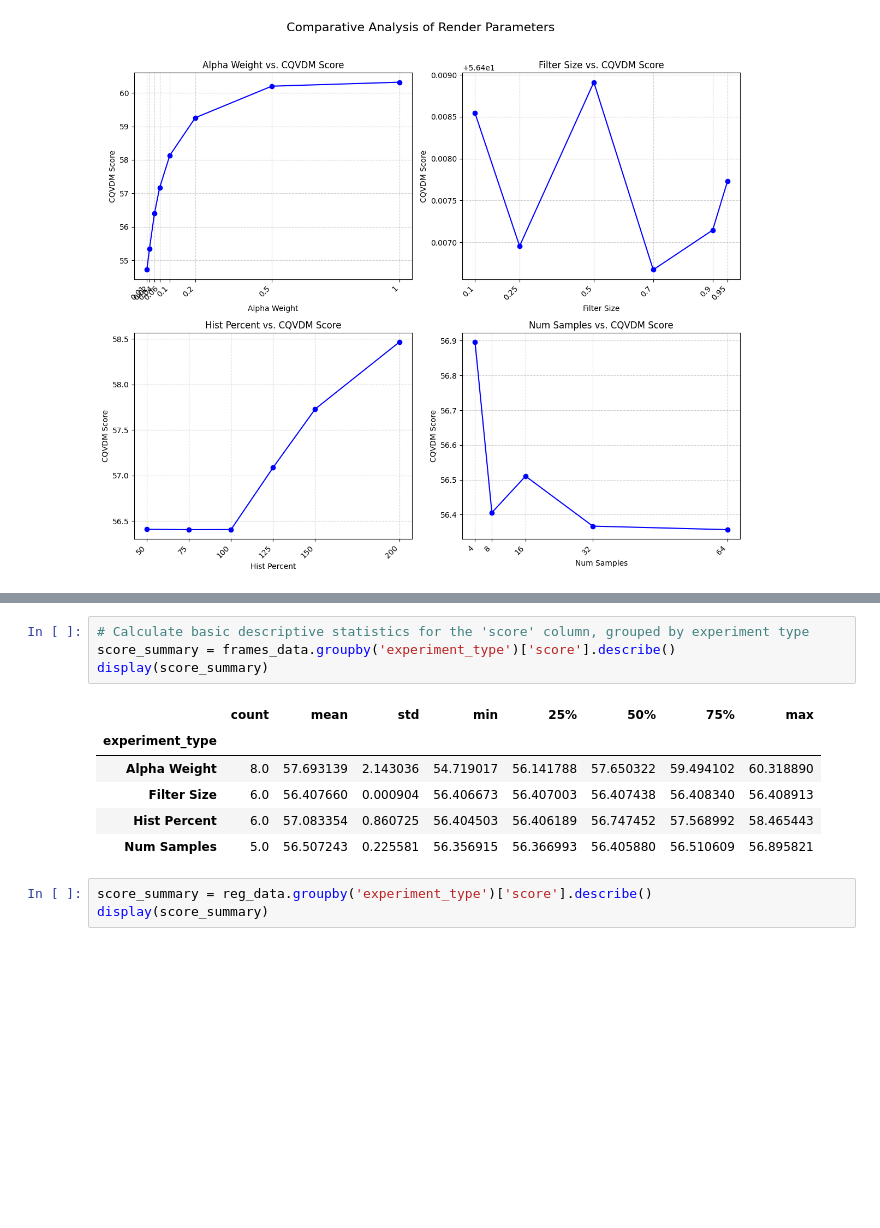
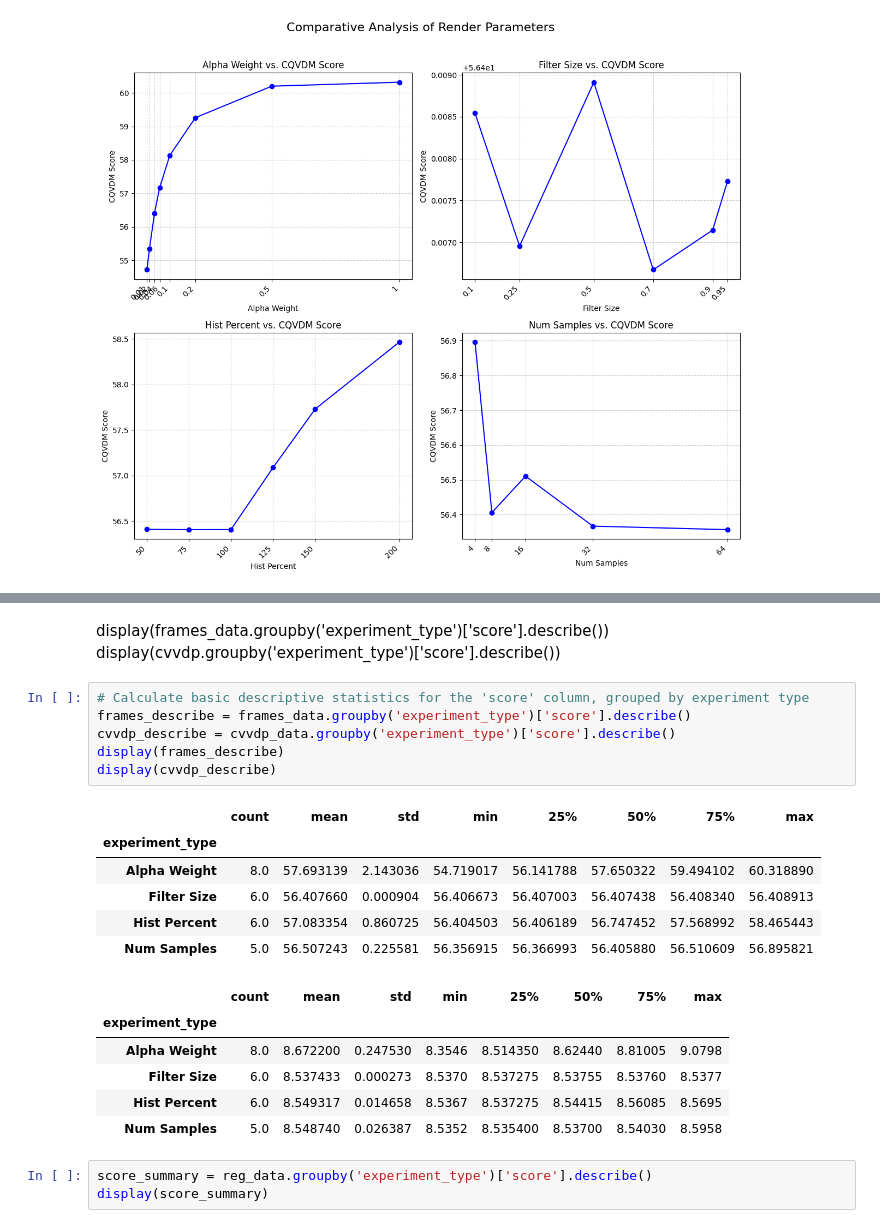
Before and after one commit to mariabeatrizsilva/PerceptualTAA, a Jupyter notebook: analyze_data.ipynb, the cells around one changed output, grey strips where cells are left out. Drawn from its saved outputs; the diff is of its cells as text; blank space fills up the shorter version.

```diff
--- a/analyze_data.ipynb
+++ b/analyze_data.ipynb
@@ -88,14 +109,25 @@ analyze_utils.summarize_performance_table(frames_data)
+# %% [markdown]
+display(frames_data.groupby('experiment_type')['score'].describe())
+display(cvvdp.groupby('experiment_type')['score'].describe())
 # %%
 # Calculate basic descriptive statistics for the 'score' column, grouped by experiment type
-score_summary = frames_data.groupby('experiment_type')['score'].describe()
-display(score_summary)
+frames_describe = frames_data.groupby('experiment_type')['score'].describe()
+cvvdp_describe = cvvdp_data.groupby('experiment_type')['score'].describe()
+display(frames_describe)
+display(cvvdp_describe)
 # %% [output]
 |  | count | mean | std | min | 25% | 50% | 75% | max |
 | experiment_type |  |  |  |  |  |  |  |  |
 | Alpha Weight | 8.0 | 57.693139 | 2.143036 | 54.719017 | 56.141788 | 57.650322 | 59.494102 | 60.318890 |
 | Filter Size | 6.0 | 56.407660 | 0.000904 | 56.406673 | 56.407003 | 56.407438 | 56.408340 | 56.408913 |
 | Hist Percent | 6.0 | 57.083354 | 0.860725 | 56.404503 | 56.406189 | 56.747452 | 57.568992 | 58.465443 |
 | Num Samples | 5.0 | 56.507243 | 0.225581 | 56.356915 | 56.366993 | 56.405880 | 56.510609 | 56.895821 |
+|  | count | mean | std | min | 25% | 50% | 75% | max |
+| experiment_type |  |  |  |  |  |  |  |  |
+| Alpha Weight | 8.0 | 8.672200 | 0.247530 | 8.3546 | 8.514350 | 8.62440 | 8.81005 | 9.0798 |
+| Filter Size | 6.0 | 8.537433 | 0.000273 | 8.5370 | 8.537275 | 8.53755 | 8.53760 | 8.5377 |
+| Hist Percent | 6.0 | 8.549317 | 0.014658 | 8.5367 | 8.537275 | 8.54415 | 8.56085 | 8.5695 |
+| Num Samples | 5.0 | 8.548740 | 0.026387 | 8.5352 | 8.535400 | 8.53700 | 8.54030 | 8.5958 |
 # %%
 score_summary = reg_data.groupby('experiment_type')['score'].describe()
 display(score_summary)
```
Also changed, not shown: parts of 9 cells of this notebook, 3 other files.
